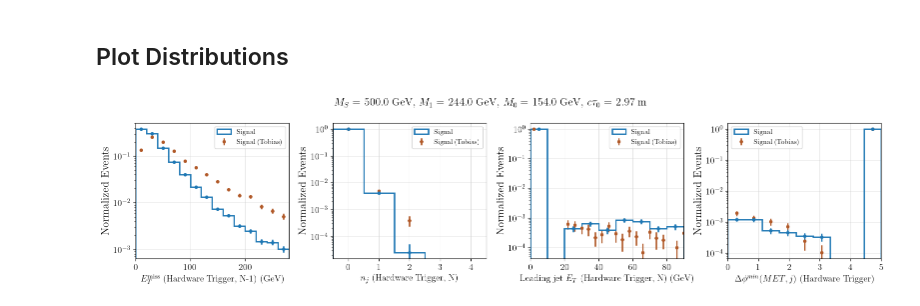
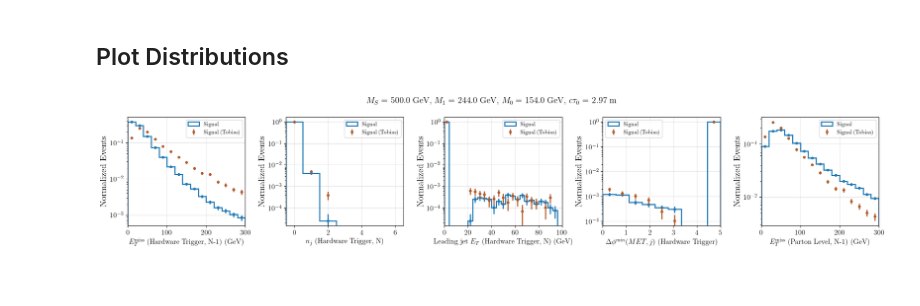
Before and after one commit to andlessa/back2futureTrigger, a Jupyter notebook: newTrigger_dists.ipynb, the cells around one changed output. Drawn from its saved outputs; the diff is of its cells as text; code cells hidden in the pictures; blank space fills up the shorter version.

Commit message:
Added diff/ratio plots

```diff
--- a/newTrigger_dists.ipynb
+++ b/newTrigger_dists.ipynb
@@ -116,6 +141,7 @@ tobiasCurves = {L1metStr : './B2TF-Tobias/resutls/l1_met.csv',
                 L1njStr : './B2TF-Tobias/resutls/l1_nj.csv',
                 L1pTj1Str : './B2TF-Tobias/resutls/l1_et.csv',
                 L1dPhi : './B2TF-Tobias/resutls/l1_del_phi.csv',
+                L1metPartonStr : './B2TF-Tobias/resutls/l1_met.csv',
                 }
 # %% [markdown]
 ## Plot Distributions
@@ -131,18 +157,14 @@ fig,axes = plt.subplots(ncols=ncols,nrows=nrows,figsize=(4*ncols,4.0*nrows))
 
 binsDict = {L1metStr : np.arange(0.,300.,20.),
             L1njStr : np.arange(-0.5,5.,1.),
-            L1pTj1Str : np.arange(0.,100.,10.),
-            L1dPhi : np.linspace(0.0,5.0,10)}
+            L1pTj1Str : np.arange(0.,100.,5.),
+            L1dPhi : np.linspace(0.0,5.0,20),
+            L1metPartonStr : np.arange(0.,300.,20.),
+            }
 
 
 for i,var in enumerate(plot_variables):
-    v_max, v_min = df[var].max(),df[var].min()
-    if var in binsDict:
-        bins = binsDict[var]
-    else:
-        bins = np.linspace(v_min,v_max,25)
-    # print(var,bins)
-    bin_centers = 0.5*(bins[1:] + bins[:-1])
+
     # ax = axes[0,i]
     ax = axes[i]
     ymax = 0.0
@@ -156,8 +178,21 @@ for i,var in enumerate(plot_variables):
                     linewidth=2,
                     fmt="o",
                     color=colors[-1],
+                    zorder=10,
                     label='Signal (Tobias)'
                     )
+        bin_centers = tobiasData['bin_center']
+        bins = list(tobiasData['bin_left_edge'])
+        bins.append(tobiasData['bin_right_edge'][-1])
+    else:
+        v_max, v_min = df[var].max(),df[var].min()
+        if var in binsDict:
+            bins = binsDict[var]
+        else:
+            bins = np.linspace(v_min,v_max,25)
+        # print(var,bins)
+        bin_centers = 0.5*(bins[1:] + bins[:-1])
+
 
     for j,label in enumerate(df['label'].unique()):
         if 'Signal' in label:
@@ -191,31 +226,31 @@ for i,var in enumerate(plot_variables):
             y0 = y
             y0Err = yerr
             r_y = np.ones(len(y))
             r_error = np.zeros(len(y))
         else:
             r_y = np.divide(y,y0)
             r_error = r_y*np.sqrt((yerr/y)**2 + (y0Err/y0)**2)
 
 
 
 
 
     ax.set_ylabel('Normalized Events')
     ax.set_yscale('log')
     ax.set_xlim(min(bins),max(bins))
     # dx = bin_centers[1]-bin_centers[0]
     # if len(bin_centers) <= 6:
         # ax.xaxis.set_ticks(bin_centers)
     # else:
         # ax.xaxis.set_ticks(bin_centers[::2])
     if i >= 0:
         ax.legend()
 
     ax.set_xlabel(var,fontsize=13)
 
 if mDict:
     fig.suptitle(r"$M_{S} =$ %1.1f GeV, $M_{1} = $ %1.1f GeV, $M_0 = $ %1.1f GeV, $c \tau_0$ = %1.2f m" %(mDict['mS'],mDict['m1'],mDict['m0'],c*mDict['tau']))
 plt.tight_layout()
 plt.show()
 # %% [output]
-[figure, old version]
+[figure, new version]
```
Also changed, not shown: parts of 3 cells of this notebook, 1 other file.
